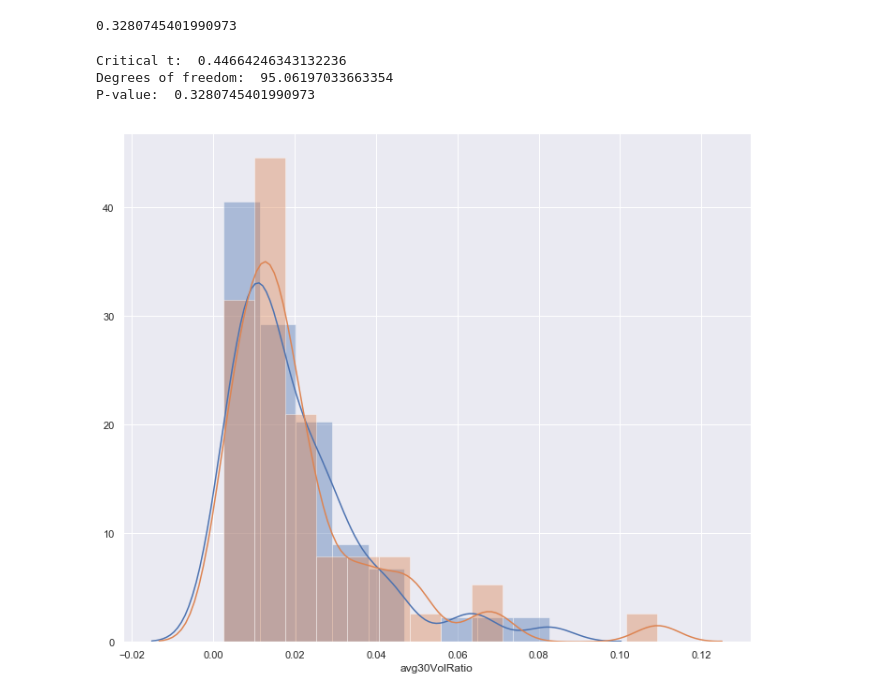
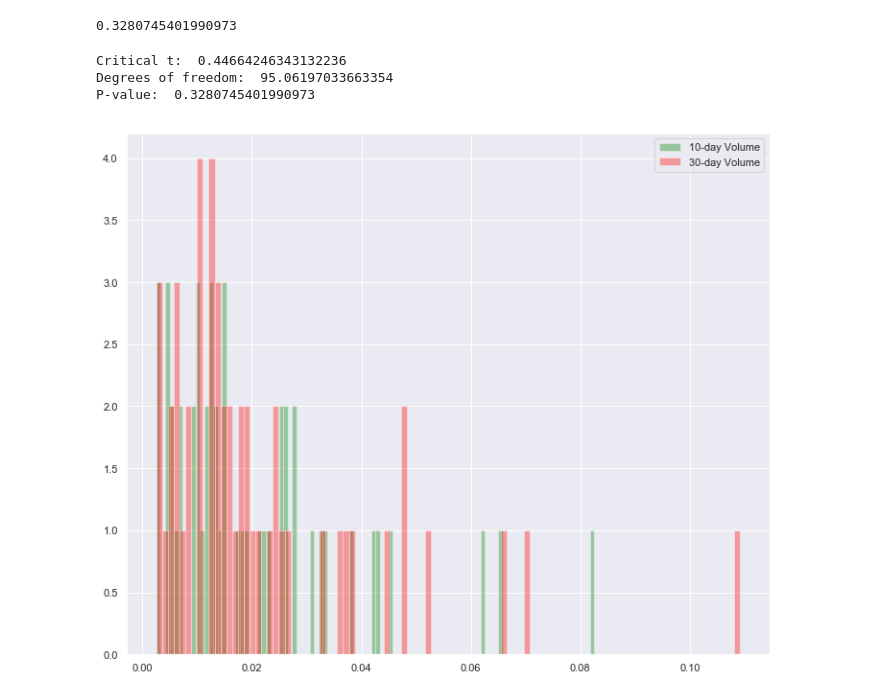
Before and after one commit to mberrien-fitzsimons/survey_public_banks, a Jupyter notebook: notebooks/20190715_DM_Welch.ipynb, the cells around one changed output. Saved outputs shown, nothing was run; the diff lists cells and outputs as text; code cells hidden in the pictures.

```diff
--- a/notebooks/20190715_DM_Welch.ipynb
+++ b/notebooks/20190715_DM_Welch.ipynb
@@ -64,6 +90,8 @@ key_stats_df['avg10VolRatio'] = (key_stats_df.avg10Volume / key_stats_df.marketc
 key_stats_df['avg30VolRatio'] = (key_stats_df.avg30Volume / key_stats_df.marketcap)*100
 # %%
 #Clean and inspect data visually, 10-day
+sns.set(rc={'figure.figsize':(5,3)})
 key_stats_df.avg10VolRatio.dropna(axis=0, inplace=True)
 key_stats_df.avg10VolRatio.hist()
+plt.xlim(0, None)
 # %% [output]
@@ -76,0 +100,3 @@ key_stats_df.boxplot(column = 'avg10VolRatio')
+# %%
+sns.set(rc={'figure.figsize':(5,3)})
+key_stats_df.boxplot(column = 'avg10VolRatio')
@@ -77,5 +106,7 @@ key_stats_df.boxplot(column = 'avg10VolRatio')
 # %%
 #Clean and inspect data visually, 30-day
+sns.set(rc={'figure.figsize':(5,3)})
 key_stats_df.avg30VolRatio.dropna(axis=0, inplace=True)
 key_stats_df.avg30VolRatio.hist()
+plt.xlim(0, None)
 # %% [output]
@@ -88,0 +115,3 @@ key_stats_df.boxplot(column = 'avg30VolRatio')
+# %%
+sns.set(rc={'figure.figsize':(5,3)})
+key_stats_df.boxplot(column = 'avg30VolRatio')
@@ -144,36 +176,47 @@ avg10 = key_stats_df.avg10VolRatio
 avg30 = key_stats_df.avg30VolRatio
 num1 = avg10.mean() - avg30.mean()
 denom1 = np.sqrt(avg10.var(ddof = 1)/len(avg10) + avg30.var(ddof =1)/len(avg30))
 welch_t = np.abs(num1/denom1)
 print("Critical t: ", welch_t)
 
 #Step 2: compute the effective degrees of freedom for 2 samples
 s1 = avg10.var(ddof=1)
 s2 = avg30.var(ddof=1)
 n1 = len(avg10)
 n2 = len(avg30)
 num2 = (s1/n1 + s2/n2)**2
 denom2 = (s1/n1)**2/(n1-1)+(s2/n2)**2/(n2-1)
 welch_df = num2/denom2
 print("Degrees of freedom: ",welch_df)
 
 #Step 3: compute p-value for the to samples using cdf function from scipy library
 p_value = 1-stats.t.cdf(welch_t, welch_df)
 print("P-value: ",p_value)
 
 #Check Misha's code for the chart
-sns.set(color_codes=True)
-sns.set(rc={'figure.figsize':(12,10)})
-sns.distplot(avg10) # Blue distribution
-sns.distplot(avg30) # Green distribution
+# sns.set(color_codes=True)
+# sns.set(rc={'figure.figsize':(12,10)})
+# sns.distplot(avg10, bins = 30) # Blue distribution
+# sns.distplot(avg30, bins = 30) # Green distribution
+# plt.xlim(0, None)
+#plt.show()
+
+
+fig = plt.figure(figsize=(12, 10))
+ax = fig.add_subplot(1, 1, 1)
+plt.hist(avg10, bins=100, alpha=.35, label='10-day Volume',  color='green')
+plt.hist(avg30, bins=100, alpha=.35, label='30-day Volume', color='red')
+plt.legend()
+
 plt.show()
+
 
 
 #t_critical  = (pe_1.mean()-pe_2.mean())/ pe_series.var(ddof = 1)
 
-#BAsed on the findings we fail to reject H0 that 10-day and 30-day volume over market cap are different
+#Based on the findings we fail to reject H0 that 10-day and 30-day volume over market cap are different
 # %% [output]
 Critical t:  0.44664246343132236
 Degrees of freedom:  95.06197033663354
 P-value:  0.3280745401990973
-[figure, old version]
+[figure, new version]
```
Also changed, not shown: parts of 9 cells of this notebook.
